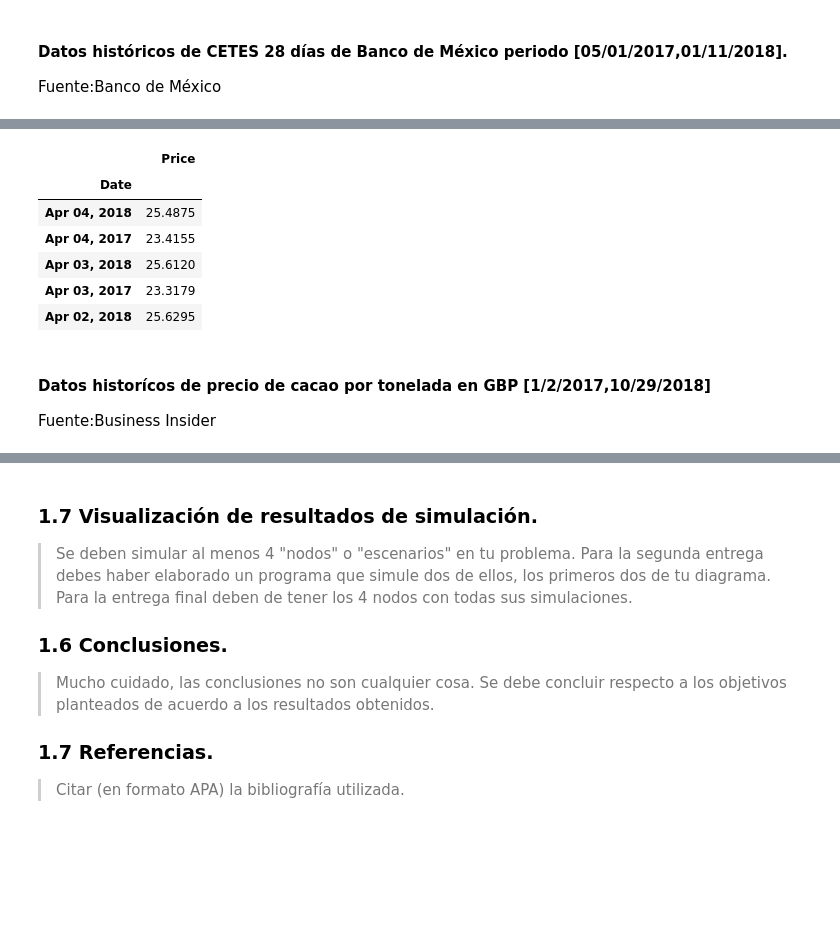
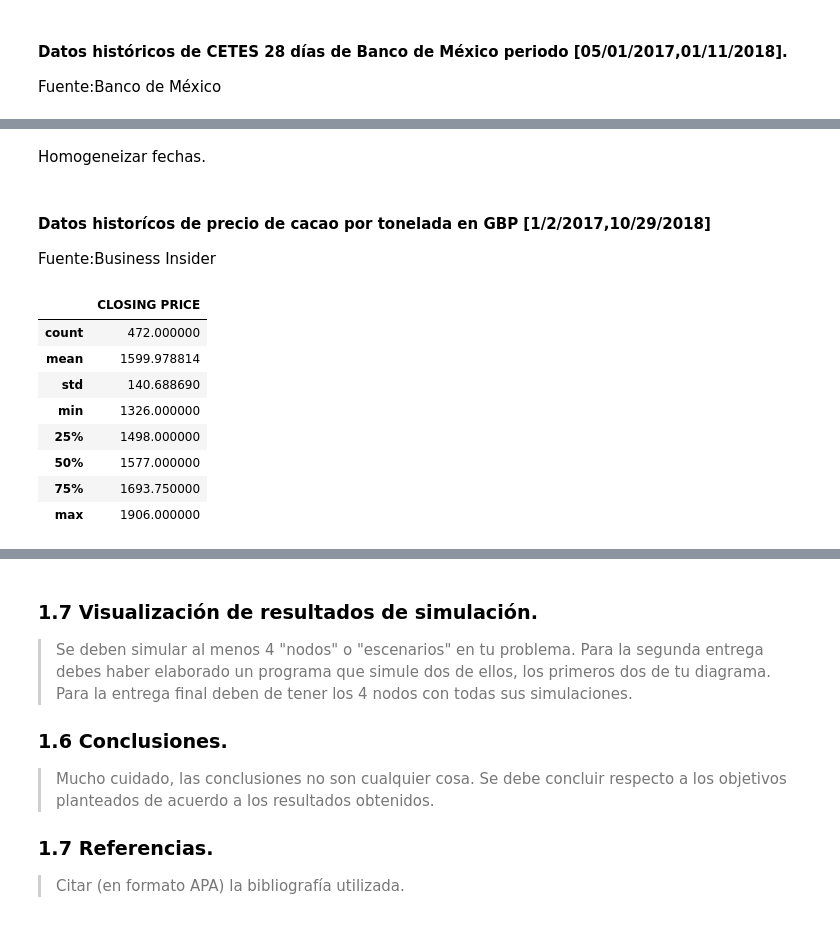
Before and after one commit to CAGS295/proyecto_modulo2, a Jupyter notebook: Proyecto_SandovalC.ipynb, the cells around one changed output, grey strips where cells are left out. Cells and saved outputs as stored; diff of their text form; code cells hidden in the pictures; blank space fills up the shorter version.

```diff
--- a/Proyecto_SandovalC.ipynb
+++ b/Proyecto_SandovalC.ipynb
@@ -144,16 +187,19 @@ GBPMXN = pd.read_csv('GBP_MXN.csv',index_col=0,usecols=[0,1]).sort_index(ascendi
-# %%
-GBPMXN.tail()
-# %% [output]
-|  | Price |
-| Date |  |
-| Apr 04, 2018 | 25.4875 |
-| Apr 04, 2017 | 23.4155 |
-| Apr 03, 2018 | 25.6120 |
-| Apr 03, 2017 | 23.3179 |
-| Apr 02, 2018 | 25.6295 |
+# %% [markdown]
+Homogeneizar fechas.
 # %% [markdown]
 #### Datos historícos de precio de cacao por tonelada en GBP [1/2/2017,10/29/2018]
 
 Fuente:<a src="https://markets.businessinsider.com/commodities/historical-prices/cocoa-price/1.1.2017_31.10.2018">Business Insider</a>
 # %%
-COCOA = pd.read_csv('cocoa.csv',usecols=[0,1],index_col=0).sort_index(ascending=False) # per ton GBP
+COCOA = pd.read_csv('cocoa.csv',usecols=[0,1],date_parser=fun3,index_col=0,dayfirst=True,infer_datetime_format=True).sort_index(ascending=True)
+COCOA.describe()
+# %% [output]
+|  | CLOSING PRICE |
+| count | 472.000000 |
+| mean | 1599.978814 |
+| std | 140.688690 |
+| min | 1326.000000 |
+| 25% | 1498.000000 |
+| 50% | 1577.000000 |
+| 75% | 1693.750000 |
+| max | 1906.000000 |
```
Also changed, not shown: parts of 16 cells of this notebook.
